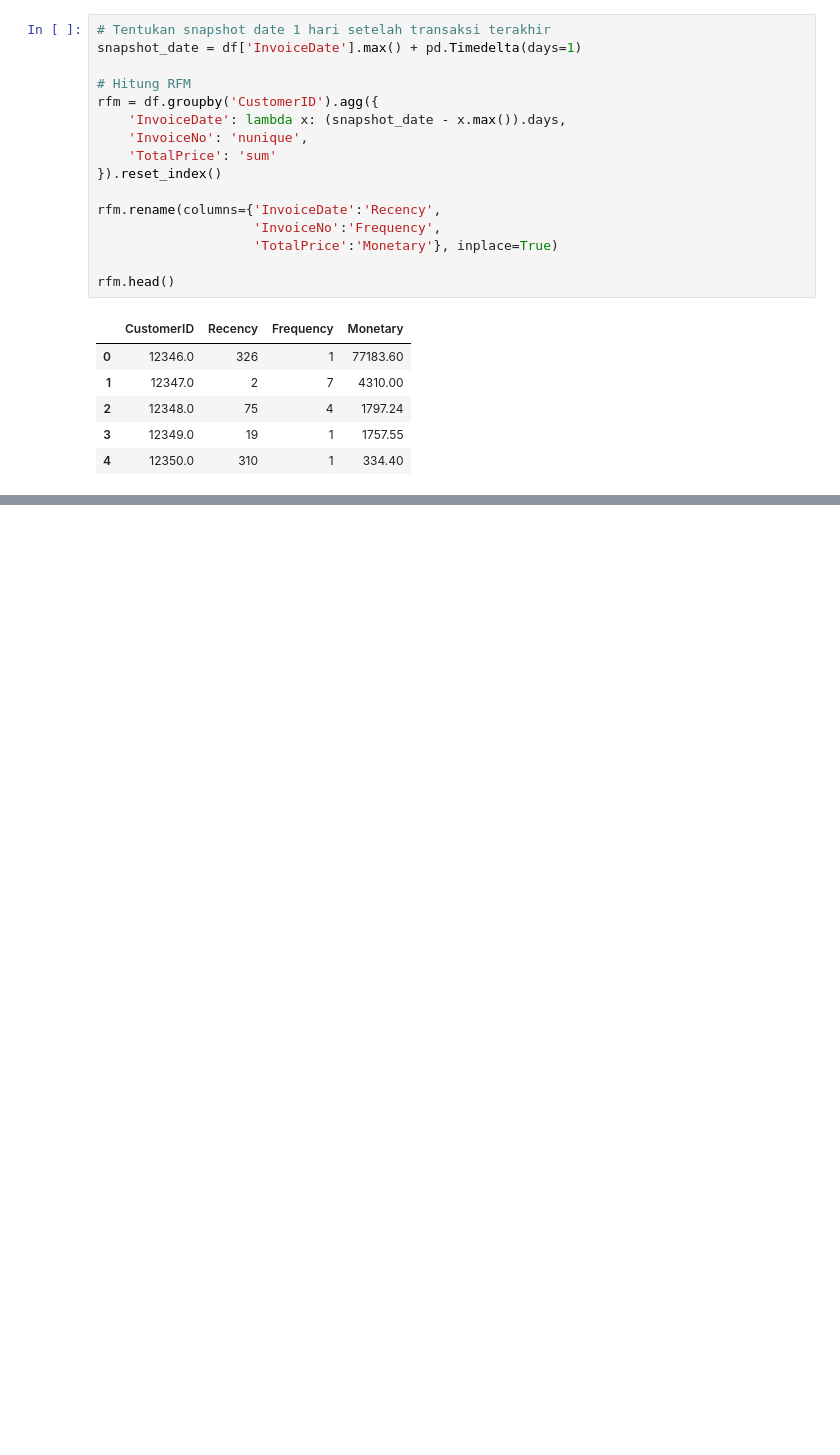
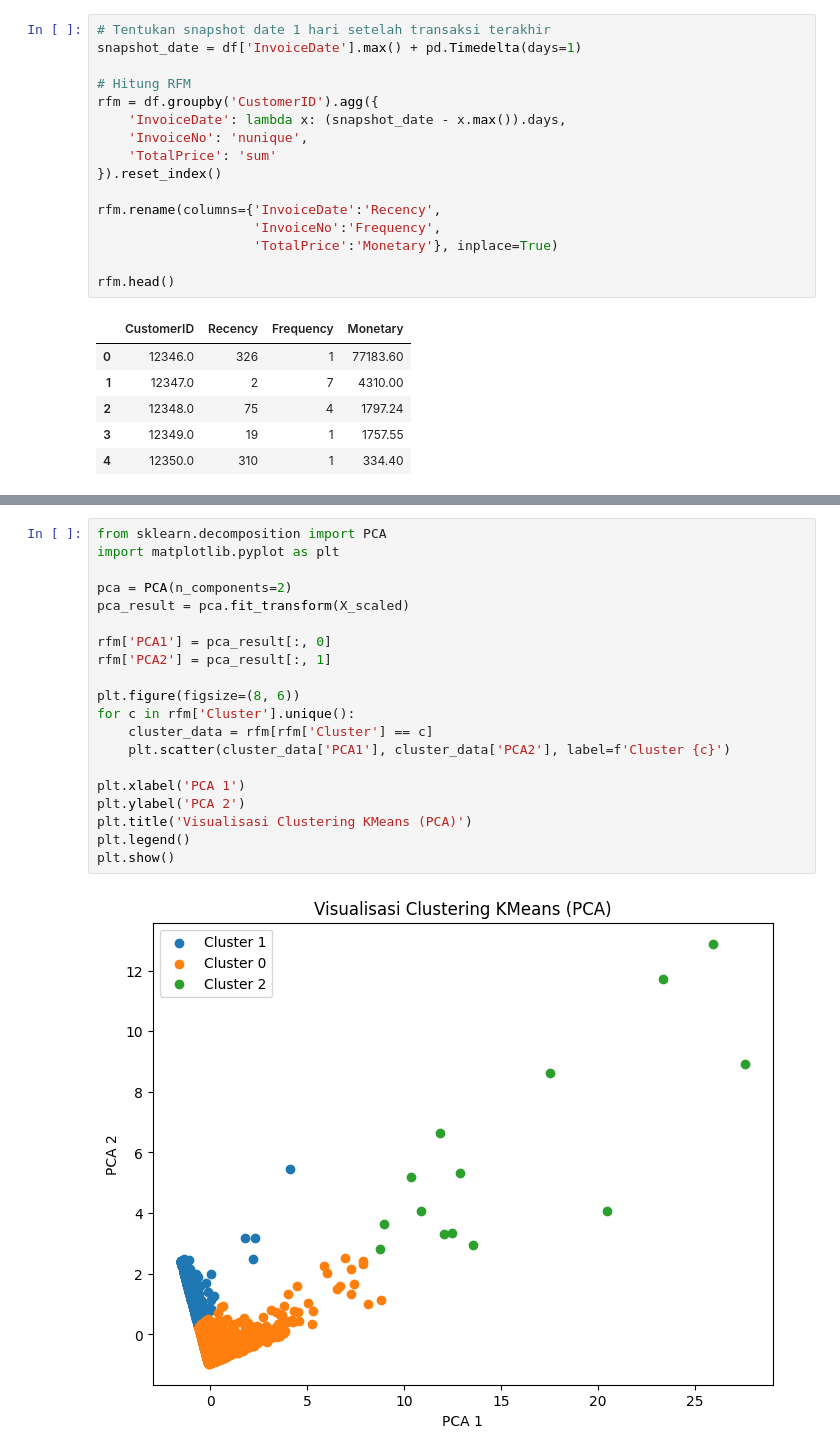
Before and after one commit to isyraffajar/Capstone-Asah, a Jupyter notebook: CustomerSegmentation.ipynb, the cells around one changed output, grey strips where cells are left out. Cells and saved outputs as stored; diff of their text form; blank space fills up the shorter version.

```diff
--- a/CustomerSegmentation.ipynb
+++ b/CustomerSegmentation.ipynb
@@ -228,0 +305,22 @@ rfm.head()
+# %%
+from sklearn.decomposition import PCA
+import matplotlib.pyplot as plt
+
+pca = PCA(n_components=2)
+pca_result = pca.fit_transform(X_scaled)
+
+rfm['PCA1'] = pca_result[:, 0]
+rfm['PCA2'] = pca_result[:, 1]
+
+plt.figure(figsize=(8, 6))
+for c in rfm['Cluster'].unique():
+    cluster_data = rfm[rfm['Cluster'] == c]
+    plt.scatter(cluster_data['PCA1'], cluster_data['PCA2'], label=f'Cluster {c}')
+
+plt.xlabel('PCA 1')
+plt.ylabel('PCA 2')
+plt.title('Visualisasi Clustering KMeans (PCA)')
+plt.legend()
+plt.show()
+# %% [output]
+[figure, added]
```
Also changed, not shown: parts of 16 cells of this notebook.
